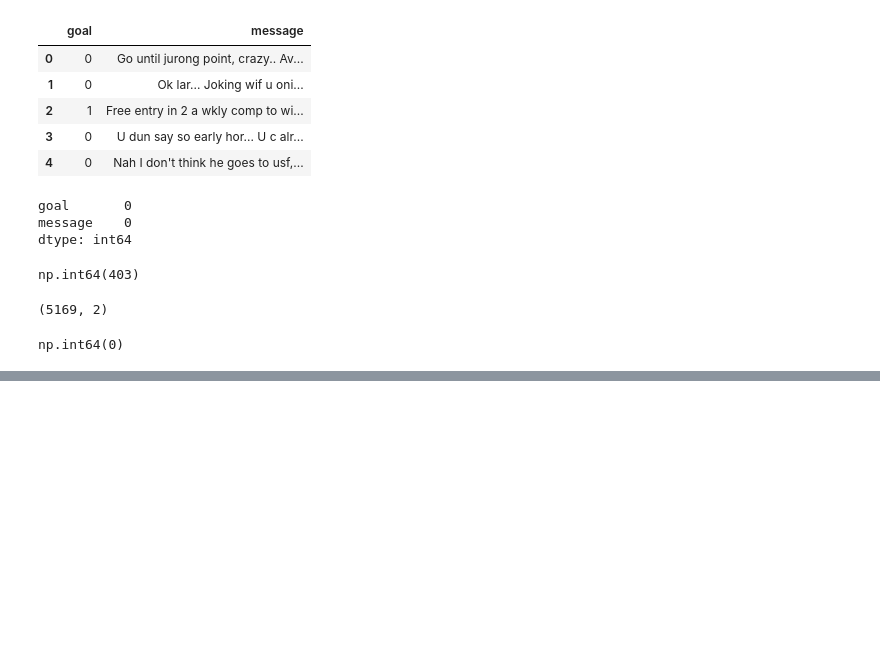
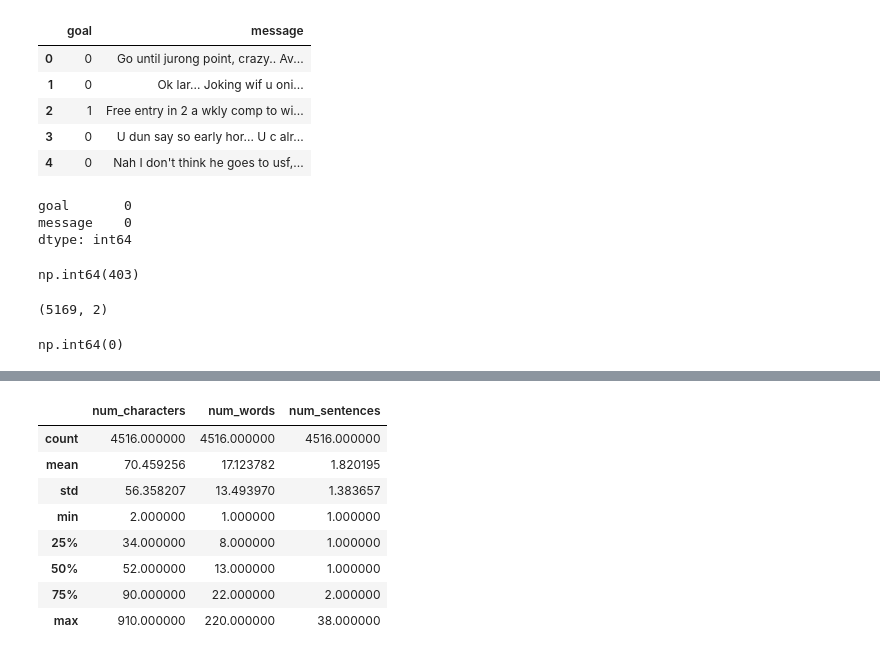
Before and after one commit to ABINAN2011/spam_detection, a Jupyter notebook: model/spam_train.ipynb, the cells around one changed output, grey strips where cells are left out. Saved outputs shown, nothing was run; the diff lists cells and outputs as text; code cells hidden in the pictures; blank space fills up the shorter version.

```diff
--- a/model/spam_train.ipynb
+++ b/model/spam_train.ipynb
@@ -99,0 +217,12 @@ np.int64(0)
+# %%
+df3[df3['goal']==0][['num_characters', 'num_words', 'num_sentences']].describe()
+# %% [output]
+|  | num_characters | num_words | num_sentences |
+| count | 4516.000000 | 4516.000000 | 4516.000000 |
+| mean | 70.459256 | 17.123782 | 1.820195 |
+| std | 56.358207 | 13.493970 | 1.383657 |
+| min | 2.000000 | 1.000000 | 1.000000 |
+| 25% | 34.000000 | 8.000000 | 1.000000 |
+| 50% | 52.000000 | 13.000000 | 1.000000 |
+| 75% | 90.000000 | 22.000000 | 2.000000 |
+| max | 910.000000 | 220.000000 | 38.000000 |
```
Also changed, not shown: parts of 16 cells of this notebook, 1 other file.
